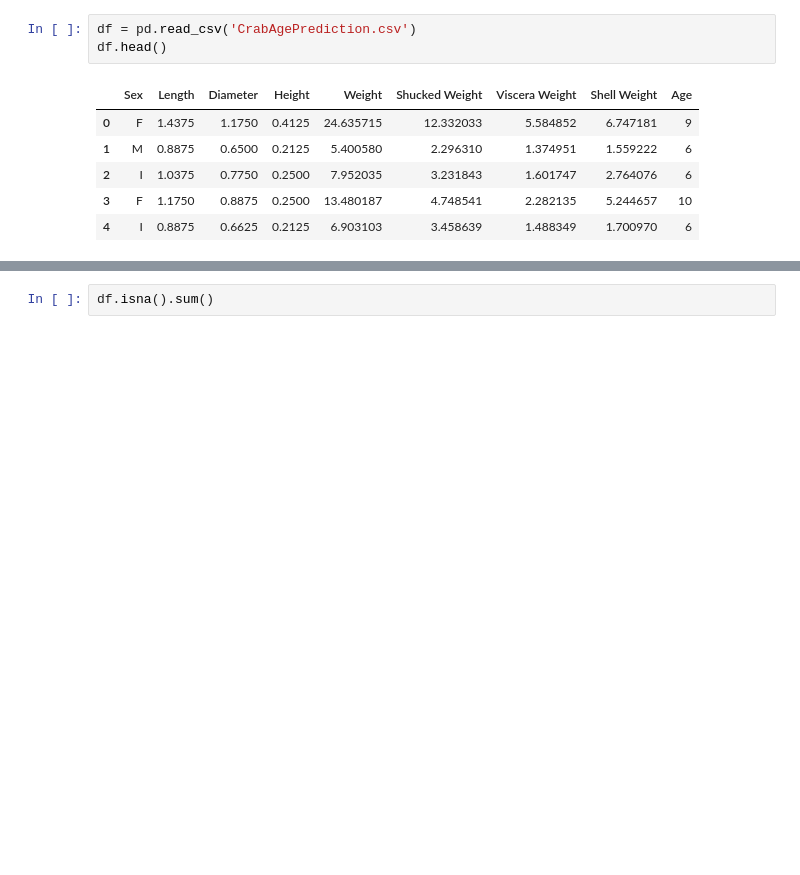
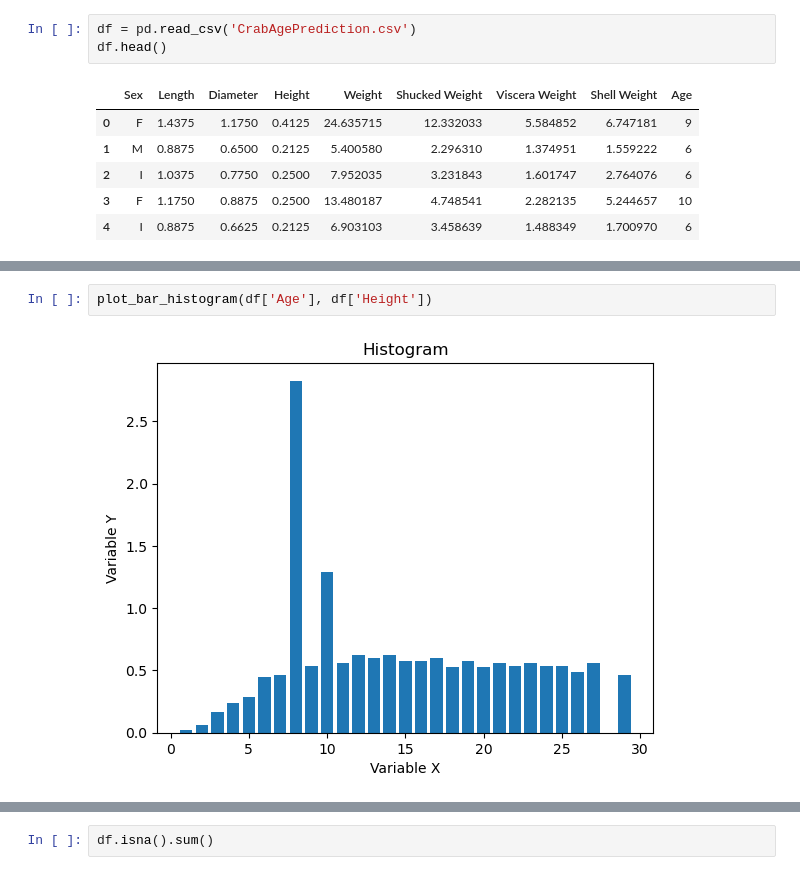
Before and after one commit to Abimael-Lib/Crab-Age-prediction, a Jupyter notebook: eda.ipynb, the cells around one changed output, grey strips where cells are left out. Cells and saved outputs as stored; diff of their text form; blank space fills up the shorter version.

```diff
--- a/eda.ipynb
+++ b/eda.ipynb
@@ -24,0 +38,4 @@ df.head()
+# %%
+plot_bar_histogram(df['Age'], df['Height'])
+# %% [output]
+[figure, added]
```
Also changed, not shown: parts of 39 cells of this notebook, 1 other file.
